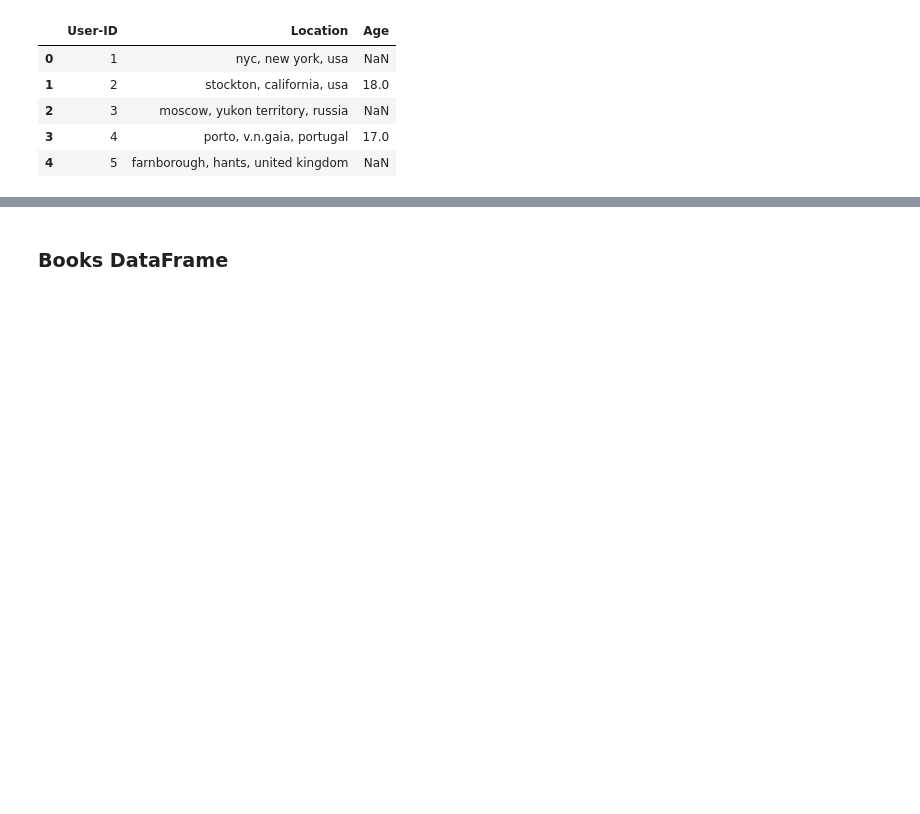
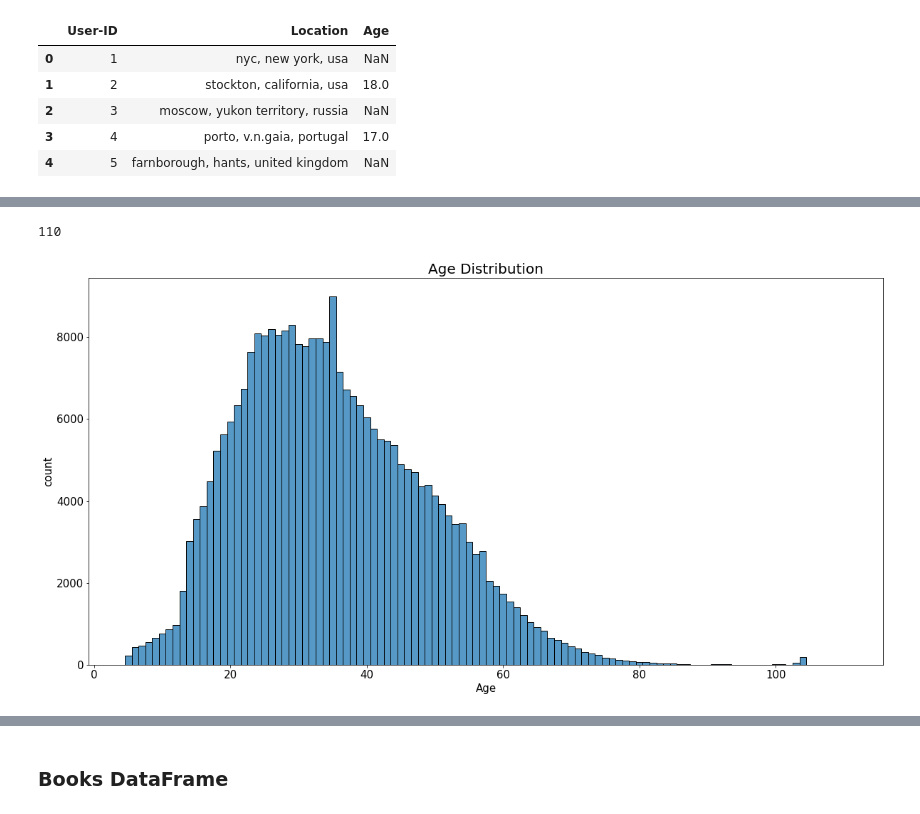
Before and after one commit to mohsenMahmoodzadeh/book-crossing-recommender-system, a Jupyter notebook: Data_Preprocessing.ipynb, the cells around one changed output, grey strips where cells are left out. Drawn from its saved outputs; the diff is of its cells as text; code cells hidden in the pictures; blank space fills up the shorter version.

```diff
--- a/Data_Preprocessing.ipynb
+++ b/Data_Preprocessing.ipynb
@@ -134,0 +102,14 @@ users.head()
+# %%
+users.age.max()
+# %% [output]
+110
+# %%
+import seaborn as sns
+plt.figure(figsize=(20,10))
+sns.histplot(users['age'], discrete = True)
+plt.xlabel('Age')
+plt.ylabel('count')
+plt.title('Age Distribution',size=20)
+plt.show()
+# %% [output]
+[figure, added]
```
Also changed, not shown: parts of 24 cells of this notebook.
